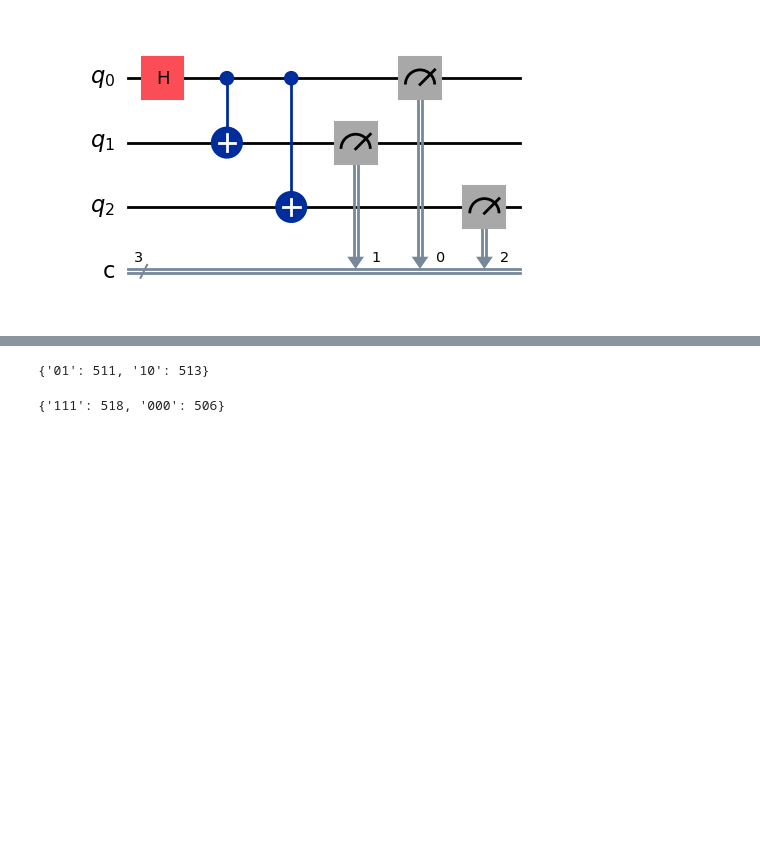
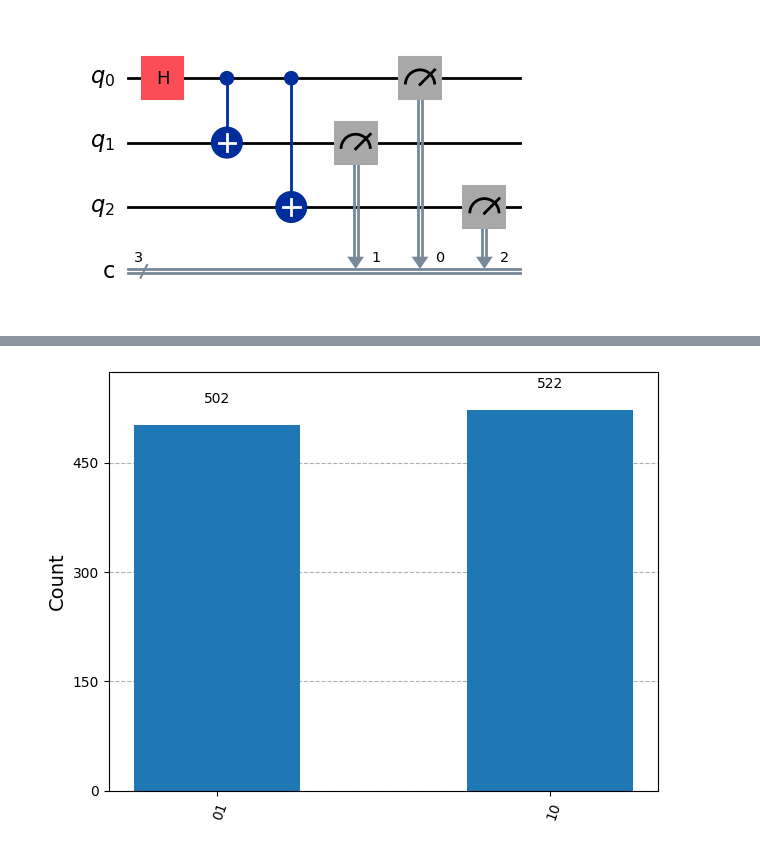
Before and after one commit to stephenhky/Qiskit-Cert-Exercise, a Jupyter notebook: basic/basic_simulation.ipynb, the cells around one changed output, grey strips where cells are left out. Drawn from its saved outputs; the diff is of its cells as text; code cells hidden in the pictures; blank space fills up the shorter version.

```diff
--- a/basic/basic_simulation.ipynb
+++ b/basic/basic_simulation.ipynb
@@ -55,12 +58,12 @@ Result(backend_name='basic_simulator', backend_version='0.1', job_id='7e057110-2
 # %%
-compiled_singlet_circuit = transpile(singlet_circuit, backend_simulator)
-singlet_circuit_job = backend_simulator.run(compiled_singlet_circuit, shot=1024)
-singlet_circuit_job.result().get_counts()
+compiled_singlet_circuit = transpile(singlet_circuit, simulator)
+singlet_circuit_job = simulator.run(compiled_singlet_circuit, shot=1024)
+singlet_circuit_results = singlet_circuit_job.result()
-# %% [output]
-{'01': 511, '10': 513}
+# %%
+plot_histogram(singlet_circuit_results.get_counts())
+# %% [output]
+[figure, added]
 # %%
-compiled_ghz_circuit = transpile(ghz_circuit, backend_simulator)
-ghz_circuit_job = backend_simulator.run(compiled_ghz_circuit, shot=1024)
-ghz_circuit_job.result().get_counts()
+compiled_ghz_circuit = transpile(ghz_circuit, simulator)
+ghz_circuit_job = simulator.run(compiled_ghz_circuit, shot=1024)
+ghz_circuit_results = ghz_circuit_job.result()
-# %% [output]
-{'111': 518, '000': 506}
```
Also changed, not shown: parts of 7 cells of this notebook, 1 other file.
